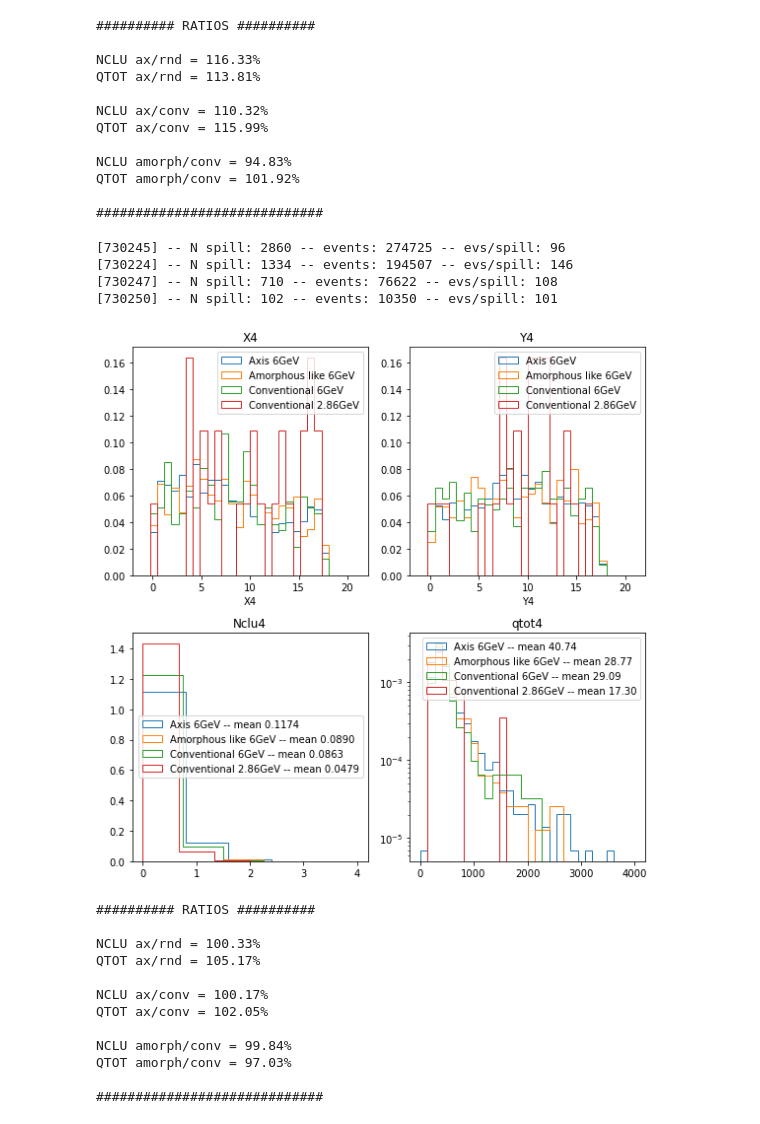
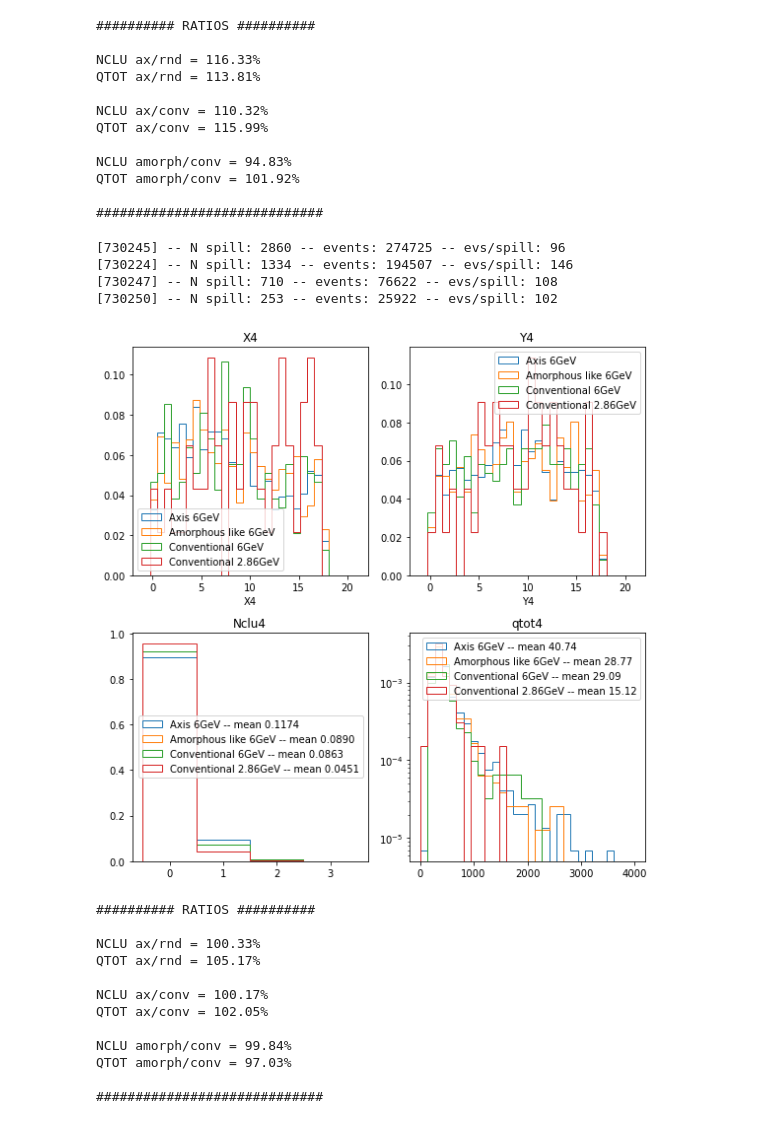
Before and after one commit to Ncanale/eplusBOOST_2025_T9, a Jupyter notebook: OM/compare_epBOOST.ipynb, the cells around one changed output. Drawn from its saved outputs; the diff is of its cells as text; code cells hidden in the pictures.

```diff
--- a/OM/compare_epBOOST.ipynb
+++ b/OM/compare_epBOOST.ipynb
@@ -215,11 +218,11 @@ for j, run in enumerate(scan_number):
 
     dx = x_cry_cut[1] - x_cry_cut[0]
     dy = y_cry_cut[1] - y_cry_cut[0]
-    print(f"Run {run}: Δx = {dx:.3f} cm, Δy = {dy:.3f} cm, Area = {dx*dy:.3f} cm²")
+    # print(f"Run {run}: Δx = {dx:.3f} cm, Δy = {dy:.3f} cm, Area = {dx*dy:.3f} cm²")
 
     scan_angle = xinfo[:, 1] if iscrad else xinfo[:, 0]
     unique_steps = np.unique(scan_angle)
-    print(f'Run {run}: unique step values {unique_steps}')
+    # print(f'Run {run}: unique step values {unique_steps}')
 
     for step in unique_steps:
         logi = (ph_cherry1 > th_cherry1) & \
@@ -233,7 +236,7 @@ for j, run in enumerate(scan_number):
         label = f'{label_scan[j]}'
         axs[0].hist(ph_calo_photon[logi], bins=20, range=(0, 3000), label=f'{label}\nmean: {np.mean(ph_calo_photon[logi]):.1f}', density=True, **opt_hist)
         axs[1].hist(qtot[:, 0][logi], bins=50, range=(0, 40000), label=f'{label}\nmean: {np.mean(qtot[:, 0][logi]):.1f}', density=True, **opt_hist)
-        axs[2].hist(nclu[:, 0][logi], bins=np.max(nclu[:, 0][logi])+1, label=f'{label}\nmean: {np.mean(nclu[:, 0][logi]):.2f}', density=True, **opt_hist)
+        axs[2].hist(nclu[:, 0][logi], bins=np.arange(-0.5,round(np.max(nclu[:,0]))+0.5, 1), label=f'{label}\nmean: {np.mean(nclu[:, 0][logi]):.2f}', density=True, **opt_hist)
         axs[3].hist(x3[logi], bins=20, range=(x_cry_cut[0]-1, x_cry_cut[1]+1), label=label, density=True, **opt_hist)
         axs[4].hist(y3[logi], bins=20, range=(y_cry_cut[0]-1, y_cry_cut[1]+1), label=label, density=True, **opt_hist)
 
@@ -315,36 +310,36 @@ for i, run in enumerate(scan_number):
         x4 = xpos[:,6]
         y4 = xpos[:,7]
 
 
         ax[0].hist(x4[mask], bins = 30, range = (-1,21), histtype = 'step', density = iWantDensity,label = label_scan[i])
         ax[0].set_title('X4')
         ax[0].set_xlabel('X4')
         ax[1].hist(y4[mask], bins = 30, range = (-1,21), histtype = 'step', density = iWantDensity, label = label_scan[i])
         ax[1].set_title('Y4')
         ax[1].set_xlabel('Y4')
 
-        ax[2].hist(nclu[:,2][mask], bins = np.max(nclu[:, 2][mask])+1, histtype = 'step', density = iWantDensity,label = f'{label_scan[i]} -- mean {np.mean(nclu[:,2][mask]):.4f}')
+        ax[2].hist(nclu[:,2][mask], bins=np.arange(-0.5,round(np.max(nclu[:,2]))+0.5, 1), histtype = 'step', density = iWantDensity,label = f'{label_scan[i]} -- mean {np.mean(nclu[:,2][mask]):.4f}')
         # ax[2].hist(nclu[:,3][mask], bins = 30, histtype = 'step')
         ax[2].set_title('Nclu4')
         # ax[2].set_yscale('log')
         ax[3].hist(qtot[:,2][mask], bins = 30, range = (10,4000), histtype = 'step', density = iWantDensity,label = f'{label_scan[i]} -- mean {np.mean(qtot[:,2][mask]):.2f}')
         # ax[3].hist(qtot[:,3][mask], bins = 30, range = (10,2000), histtype = 'step')
         ax[3].set_title('qtot4')
         ax[3].set_yscale('log')
         means_nclu4[label_scan[i]] = np.mean(nclu[:,2][mask & nclu[:, 2]>0])
         means_qtot4[label_scan[i]] = np.mean(qtot[:,2][mask & nclu[:, 2]>0])
 
 
 for a in ax:
     a.legend()
 plt.tight_layout()
 plt.show()
 # %% [output]
 [730245] -- N spill: 2860 -- events: 274725 -- evs/spill: 96
 [730224] -- N spill: 1334 -- events: 194507 -- evs/spill: 146
 [730247] -- N spill: 710 -- events: 76622 -- evs/spill: 108
-[730250] -- N spill: 102 -- events: 10350 -- evs/spill: 101
+[730250] -- N spill: 253 -- events: 25922 -- evs/spill: 102
-[figure, old version]
+[figure, new version]
 # %%
 print('########## RATIOS ##########')
 print(f"\nNCLU ax/rnd = {100 * (means_nclu4['Axis 6GeV'] / means_nclu4['Amorphous like 6GeV']):.2f}% ")
```
Also changed, not shown: parts of 2 cells of this notebook, 1 other file.
